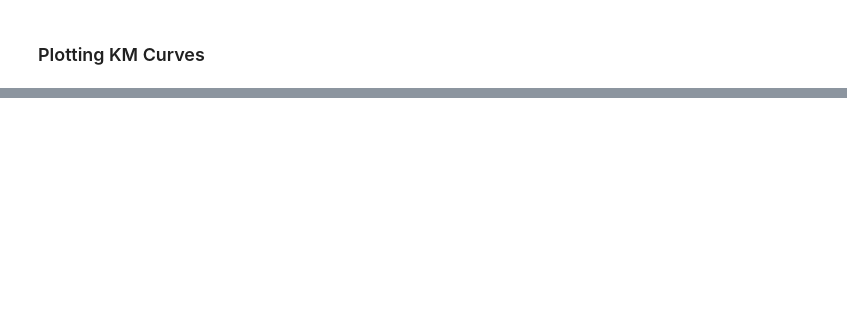
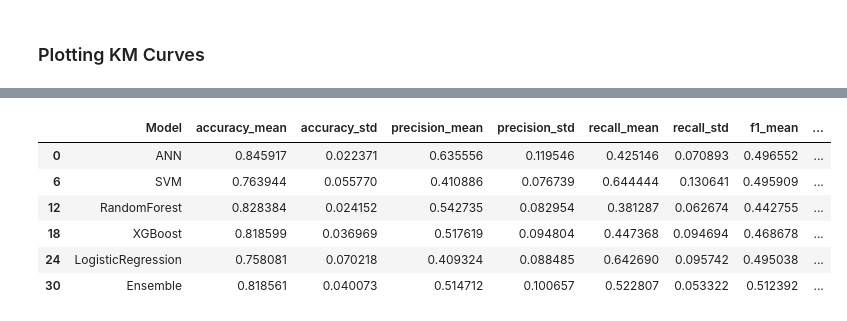
Before and after one commit to JackWJW/LGG_Prognosis_Prediction, a Jupyter notebook: Final_Model_Training_Evaluation.ipynb, the cells around one changed output, grey strips where cells are left out. Drawn from its saved outputs; the diff is of its cells as text; code cells hidden in the pictures; blank space fills up the shorter version.

```diff
--- a/Final_Model_Training_Evaluation.ipynb
+++ b/Final_Model_Training_Evaluation.ipynb
@@ -546,0 +551,20 @@ plot_km_curves(survival_results)
+# %%
+rows = []
+for model, metrics in metrics_summary.items():
+    row = {"Model": model}
+    for metric, (mean_val, std_val) in metrics.items():
+        row[f"{metric}_mean"] = mean_val
+        row[f"{metric}_std"] = std_val
+        rows.append(row)
+
+metrics_df = pd.DataFrame(rows)
+metrics_df = metrics_df.drop_duplicates()
+metrics_df
+# %% [output]
+|  | Model | accuracy_mean | accuracy_std | precision_mean | precision_std | recall_mean | recall_std | f1_mean | ... |
+| 0 | ANN | 0.845917 | 0.022371 | 0.635556 | 0.119546 | 0.425146 | 0.070893 | 0.496552 | ... |
+| 6 | SVM | 0.763944 | 0.055770 | 0.410886 | 0.076739 | 0.644444 | 0.130641 | 0.495909 | ... |
+| 12 | RandomForest | 0.828384 | 0.024152 | 0.542735 | 0.082954 | 0.381287 | 0.062674 | 0.442755 | ... |
+| 18 | XGBoost | 0.818599 | 0.036969 | 0.517619 | 0.094804 | 0.447368 | 0.094694 | 0.468678 | ... |
+| 24 | LogisticRegression | 0.758081 | 0.070218 | 0.409324 | 0.088485 | 0.642690 | 0.095742 | 0.495038 | ... |
+| 30 | Ensemble | 0.818561 | 0.040073 | 0.514712 | 0.100657 | 0.522807 | 0.053322 | 0.512392 | ... |
```
Also changed, not shown: parts of 7 cells of this notebook, 3 other files.
